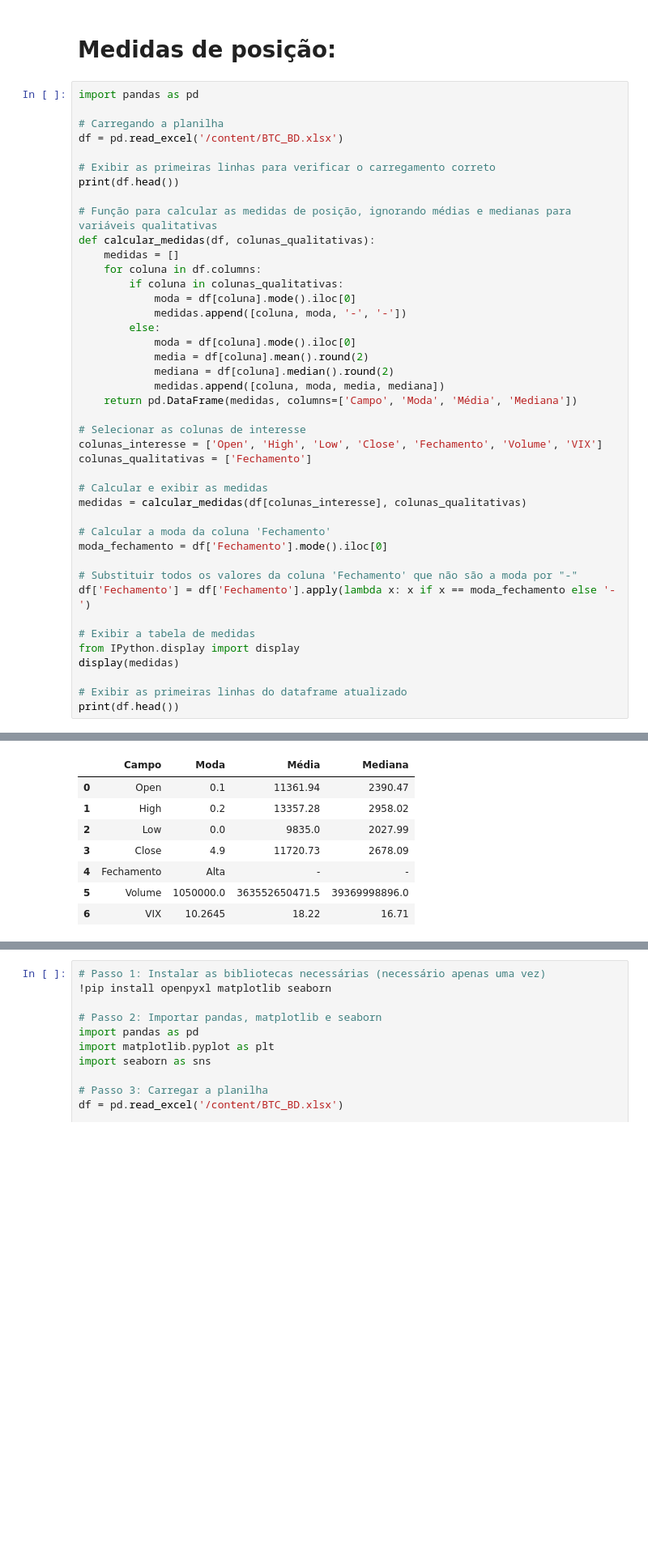
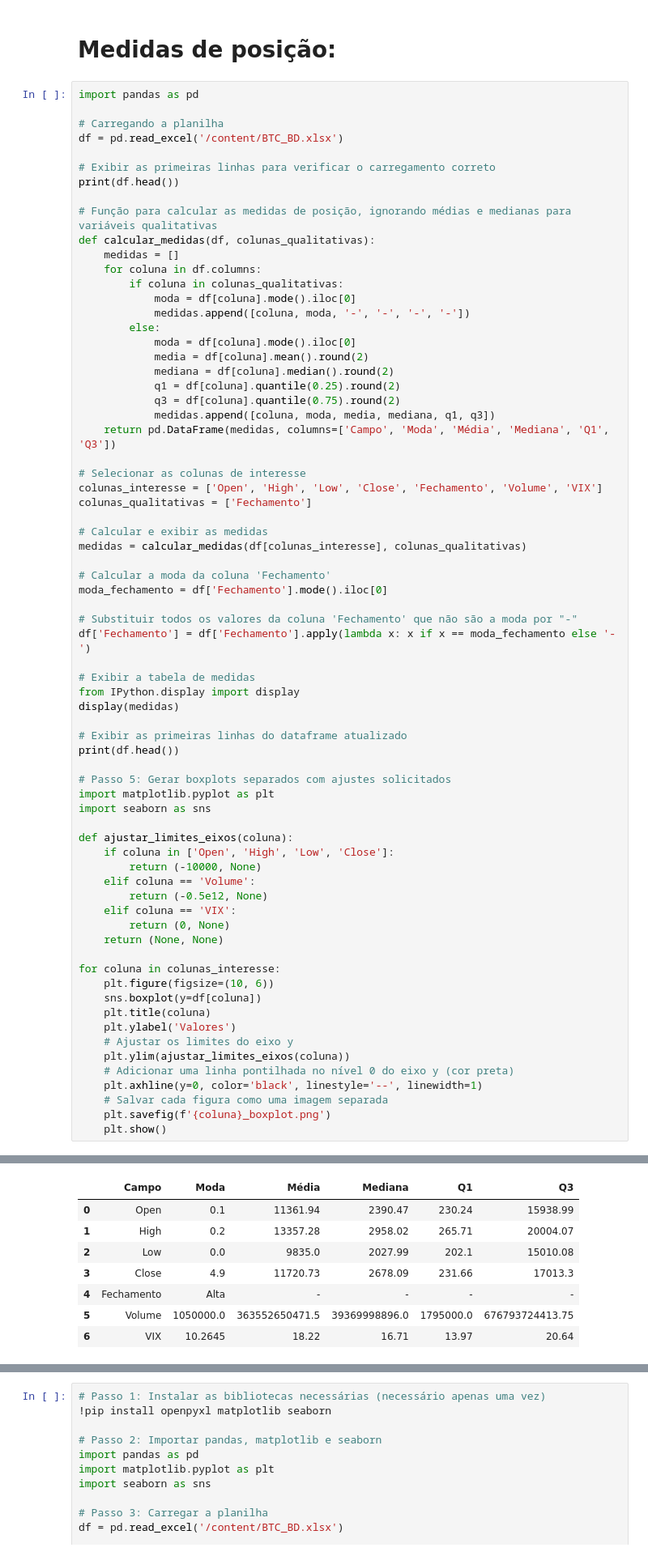
Before and after one commit to HerbGlrt/BTC-Statistic-Analysis, a Jupyter notebook: Estatistica.ipynb, the cells around one changed output, grey strips where cells are left out. Shown at 81% size. Saved outputs shown, nothing was run; the diff lists cells and outputs as text; blank space fills up the shorter version.

```diff
--- a/Estatistica.ipynb
+++ b/Estatistica.ipynb
@@ -50,13 +50,15 @@ def calcular_medidas(df, colunas_qualitativas):
     for coluna in df.columns:
         if coluna in colunas_qualitativas:
             moda = df[coluna].mode().iloc[0]
-            medidas.append([coluna, moda, '-', '-'])
+            medidas.append([coluna, moda, '-', '-', '-', '-'])
         else:
             moda = df[coluna].mode().iloc[0]
             media = df[coluna].mean().round(2)
             mediana = df[coluna].median().round(2)
-            medidas.append([coluna, moda, media, mediana])
-    return pd.DataFrame(medidas, columns=['Campo', 'Moda', 'Média', 'Mediana'])
+            q1 = df[coluna].quantile(0.25).round(2)
+            q3 = df[coluna].quantile(0.75).round(2)
+            medidas.append([coluna, moda, media, mediana, q1, q3])
+    return pd.DataFrame(medidas, columns=['Campo', 'Moda', 'Média', 'Mediana', 'Q1', 'Q3'])
 
 # Selecionar as colunas de interesse
 colunas_interesse = ['Open', 'High', 'Low', 'Close', 'Fechamento', 'Volume', 'VIX']
@@ -64,41 +66,67 @@ colunas_qualitativas = ['Fechamento']
 
 # Calcular e exibir as medidas
 medidas = calcular_medidas(df[colunas_interesse], colunas_qualitativas)
 
 # Calcular a moda da coluna 'Fechamento'
 moda_fechamento = df['Fechamento'].mode().iloc[0]
 
 # Substituir todos os valores da coluna 'Fechamento' que não são a moda por "-"
 df['Fechamento'] = df['Fechamento'].apply(lambda x: x if x == moda_fechamento else '-')
 
 # Exibir a tabela de medidas
 from IPython.display import display
 display(medidas)
 
 # Exibir as primeiras linhas do dataframe atualizado
 print(df.head())
+
+# Passo 5: Gerar boxplots separados com ajustes solicitados
+import matplotlib.pyplot as plt
+import seaborn as sns
+
+def ajustar_limites_eixos(coluna):
+    if coluna in ['Open', 'High', 'Low', 'Close']:
+        return (-10000, None)
+    elif coluna == 'Volume':
+        return (-0.5e12, None)
+    elif coluna == 'VIX':
+        return (0, None)
+    return (None, None)
+
+for coluna in colunas_interesse:
+    plt.figure(figsize=(10, 6))
+    sns.boxplot(y=df[coluna])
+    plt.title(coluna)
+    plt.ylabel('Valores')
+    # Ajustar os limites do eixo y
+    plt.ylim(ajustar_limites_eixos(coluna))
+    # Adicionar uma linha pontilhada no nível 0 do eixo y (cor preta)
+    plt.axhline(y=0, color='black', linestyle='--', linewidth=1)
+    # Salvar cada figura como uma imagem separada
+    plt.savefig(f'{coluna}_boxplot.png')
+    plt.show()
 # %% [output]
         Date  Months_Since_Halving          Open          High           Low  \
 0 2024-05-01                     1  60609.496094  60780.500000  56555.292969
 1 2024-04-01                     0  71333.484375  72715.359375  59120.066406
 2 2024-03-01                    47  61168.062500  73750.070313  59323.910156
 3 2024-02-01                    46  42569.761719  63913.132813  41879.191406
 4 2024-01-01                    45  42280.234375  48969.371094  38521.894531
 
           Close Fechamento        Volume        VIX  Unnamed: 9
 0  59123.433594      Queda  8.115159e+10  14.520000         NaN
 1  60636.855469      Queda  1.016068e+12  16.137727  4º Halving
 2  71333.648438       Alta  1.446418e+12  13.787500         NaN
 3  61198.382813       Alta  8.307219e+11  13.980476         NaN
 4  42582.605469       Alta  8.259189e+11  13.388636     ETF BTC
-|  | Campo | Moda | Média | Mediana |
-| 0 | Open | 0.1 | 11361.94 | 2390.47 |
-| 1 | High | 0.2 | 13357.28 | 2958.02 |
-| 2 | Low | 0.0 | 9835.0 | 2027.99 |
-| 3 | Close | 4.9 | 11720.73 | 2678.09 |
-| 4 | Fechamento | Alta | - | - |
-| 5 | Volume | 1050000.0 | 363552650471.5 | 39369998896.0 |
-| 6 | VIX | 10.2645 | 18.22 | 16.71 |
+|  | Campo | Moda | Média | Mediana | Q1 | Q3 |
+| 0 | Open | 0.1 | 11361.94 | 2390.47 | 230.24 | 15938.99 |
+| 1 | High | 0.2 | 13357.28 | 2958.02 | 265.71 | 20004.07 |
+| 2 | Low | 0.0 | 9835.0 | 2027.99 | 202.1 | 15010.08 |
+| 3 | Close | 4.9 | 11720.73 | 2678.09 | 231.66 | 17013.3 |
+| 4 | Fechamento | Alta | - | - | - | - |
+| 5 | Volume | 1050000.0 | 363552650471.5 | 39369998896.0 | 1795000.0 | 676793724413.75 |
+| 6 | VIX | 10.2645 | 18.22 | 16.71 | 13.97 | 20.64 |
         Date  Months_Since_Halving          Open          High           Low  \
 0 2024-05-01                     1  60609.496094  60780.500000  56555.292969
 1 2024-04-01                     0  71333.484375  72715.359375  59120.066406
```
Also changed, not shown: parts of 2 cells of this notebook.
